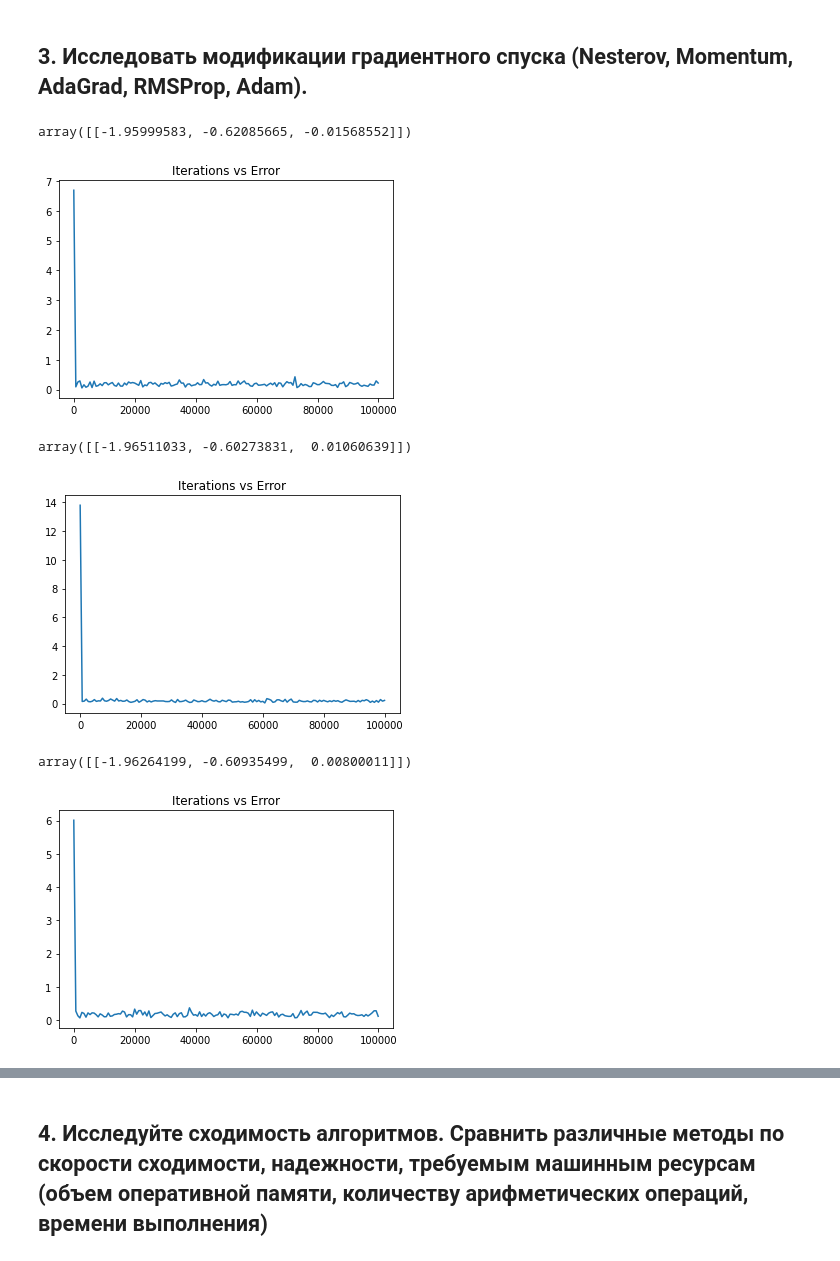
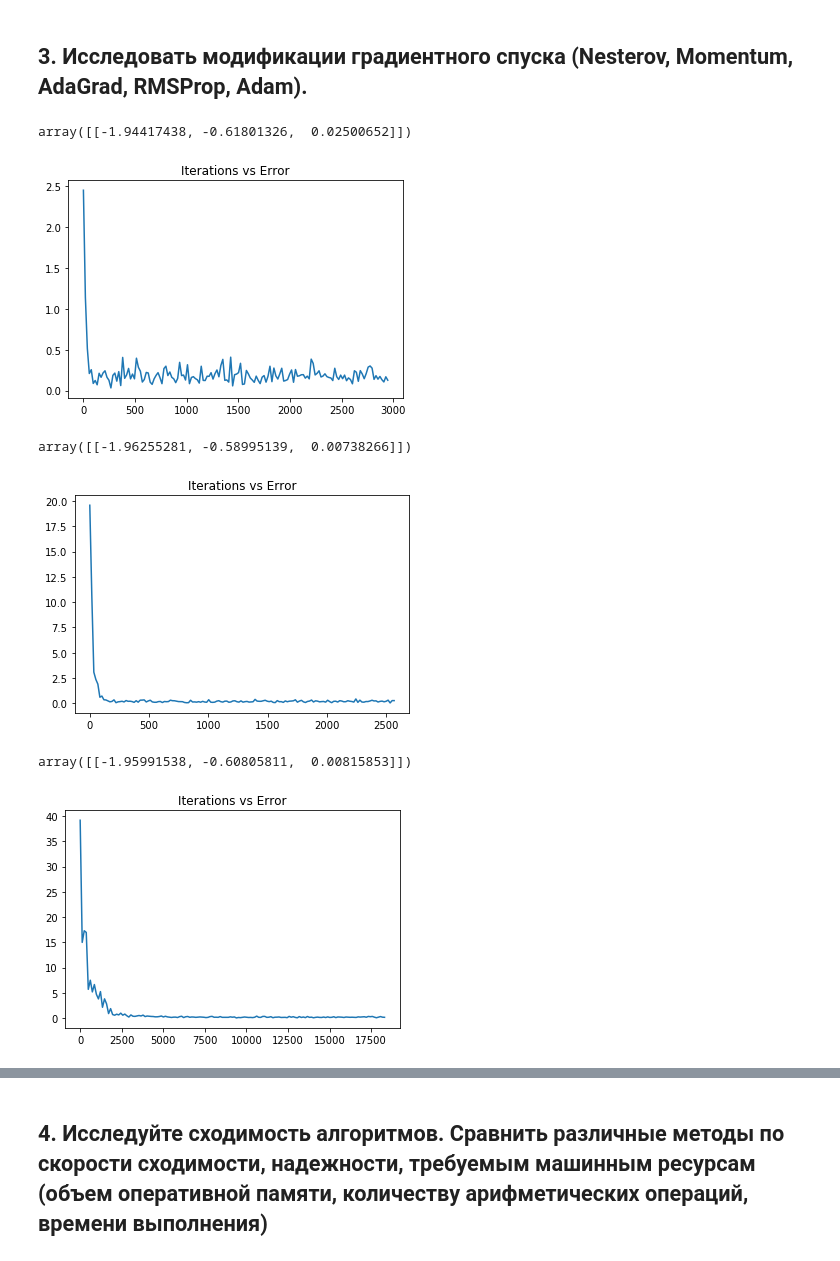
Before and after one commit to sashapff/optimization-methods, a Jupyter notebook: lab2/lab2.ipynb, the cells around one changed output, grey strips where cells are left out. Saved outputs shown, nothing was run; the diff lists cells and outputs as text; code cells hidden in the pictures.

```diff
--- a/lab2/lab2.ipynb
+++ b/lab2/lab2.ipynb
@@ -37,7 +37,7 @@ plot_log(iter_counts, 'Batch size vs Iter log')
 # %% [markdown]
 ## 2. Исследовать влияние предварительной нормализации данных (scaling) на сходимость.
 # %%
-batch_size = 10
+batch_size = 3
 epsilon = 1e-2
 
 X_norm = standard_scaling(X)
@@ -57,24 +60,24 @@ plt.legend()
 ## 3. Исследовать модификации градиентного спуска (Nesterov, Momentum, AdaGrad, RMSProp, Adam).
 # %%
 optimizer = Momentum(0.9, 1e-3)
-sgd = SGDRegressor(optimizer=optimizer, batch_size=5)
+sgd = SGDRegressor(optimizer=optimizer, batch_size=3)
 sgd.fit(X, y)
 # %% [output]
-array([[-1.95999583, -0.62085665, -0.01568552]])
+array([[-1.94417438, -0.61801326,  0.02500652]])
-[figure, old version]
+[figure, new version]
 # %%
 optimizer = Nesterov(0.9, 1e-3)
-sgd = SGDRegressor(optimizer=optimizer, batch_size=5)
+sgd = SGDRegressor(optimizer=optimizer, batch_size=3)
 sgd.fit(X, y)
 # %% [output]
-array([[-1.96511033, -0.60273831,  0.01060639]])
+array([[-1.96255281, -0.58995139,  0.00738266]])
-[figure, old version]
+[figure, new version]
 # %%
 optimizer = AdaGrad(alpha=1e-1)
-sgd = SGDRegressor(optimizer=optimizer, batch_size=5)
+sgd = SGDRegressor(optimizer=optimizer, batch_size=3)
 sgd.fit(X, y)
 # %% [output]
-array([[-1.96264199, -0.60935499,  0.00800011]])
+array([[-1.95991538, -0.60805811,  0.00815853]])
-[figure, old version]
+[figure, new version]
 # %%
 optimizer = RMSProp(alpha=1e-2)
```
Also changed, not shown: parts of 6 cells of this notebook, 2 other files.
